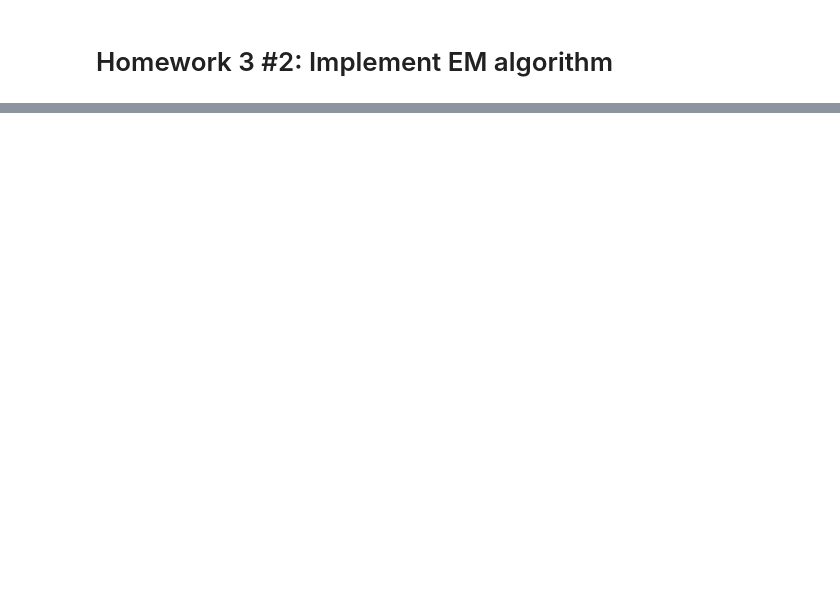
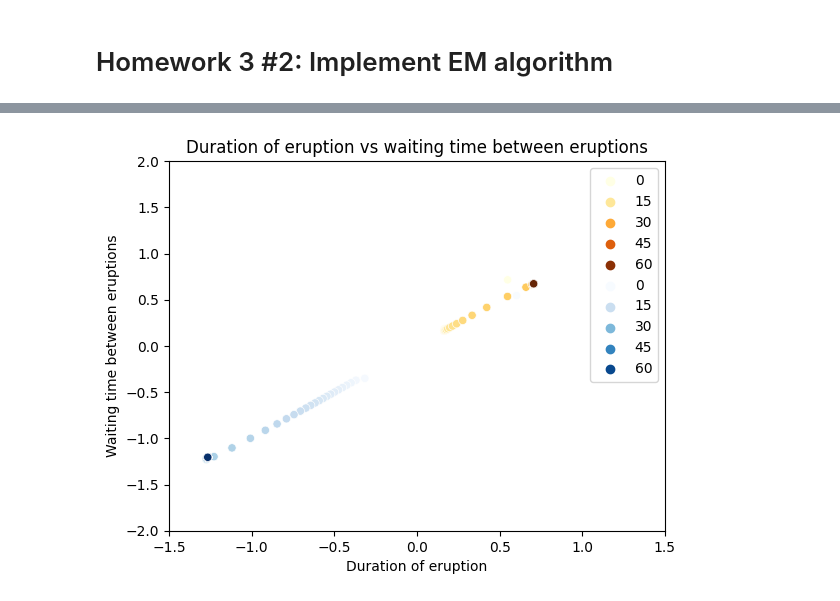
Before and after one commit to onionminion/EM-Algorithm-Old-Faithful-Geyser, a Jupyter notebook: HW3 #2.ipynb, the cells around one changed output, grey strips where cells are left out. Saved outputs shown, nothing was run; the diff lists cells and outputs as text; code cells hidden in the pictures; blank space fills up the shorter version.

```diff
--- a/HW3 #2.ipynb
+++ b/HW3 #2.ipynb
@@ -11,0 +71,27 @@ ValueError: could not convert string 'eruptions' to float64 at row 0, column 1.
+# %%
+def get_sigmas(posteriors, d, nk, mus):
+    sum_n = np.zeros([d])
+    sum_n2 = np.zeros([d])
+
+    for i in range(n):
+        sum_n += posteriors[i] * (X[i] - mus).dot((X[i] - mus).T)
+    return sum_n/nk
+# %%
+def m_step(k1_posteriors, k2_posteriors, X, K, n, d):
+    nk1 = sum(k1_posteriors)
+    nk2 = sum(k2_posteriors)
+
+    mus = np.zeros([K, d])
+    sigmas = np.zeros([K, d])
+    phis = np.zeros([K])
+
+    mus[0] = get_mus(k1_posteriors, X, n, d, nk1)
+    mus[1] = get_mus(k2_posteriors, X, n, d, nk2)
+
+    sigmas[0] = get_sigmas(k1_posteriors, d, nk1, mus[0])
+    sigmas[1] = get_sigmas(k2_posteriors, d, nk2, mus[1])
+
+    phis[0] = nk1/n
+    phis[1] = nk2/n
+
+    return mus, sigmas, phis
@@ -11,0 +135,19 @@ ValueError: could not convert string 'eruptions' to float64 at row 0, column 1.
+# %%
+# plt.scatter(np.asarray(mu1s)[:, 0], np.asarray(mu1s)[:, 1])
+# plt.scatter(np.asarray(mu2s)[:, 0], np.asarray(mu2s)[:, 1])
+sns.scatterplot(x = np.asarray(mu1s)[:, 0], y = np.asarray(mu1s)[:, 1],
+                hue = [i for i in range(len(mu1s))], palette='YlOrBr')
+# plt.xlim([-1.5,1.5])
+# plt.ylim([-2,2])
+# plt.show()
+
+sns.scatterplot(x = np.asarray(mu2s)[:, 0], y = np.asarray(mu2s)[:, 1],
+                hue = [i for i in range(len(mu2s))], palette='Blues')
+plt.xlim([-1.5,1.5])
+plt.ylim([-2,2])
+plt.xlabel('Duration of eruption')
+plt.ylabel('Waiting time between eruptions')
+plt.title('Duration of eruption vs waiting time between eruptions')
+plt.show()
+# %% [output]
+[figure, added]
```
Also changed, not shown: parts of 13 cells of this notebook, 2 other files.
